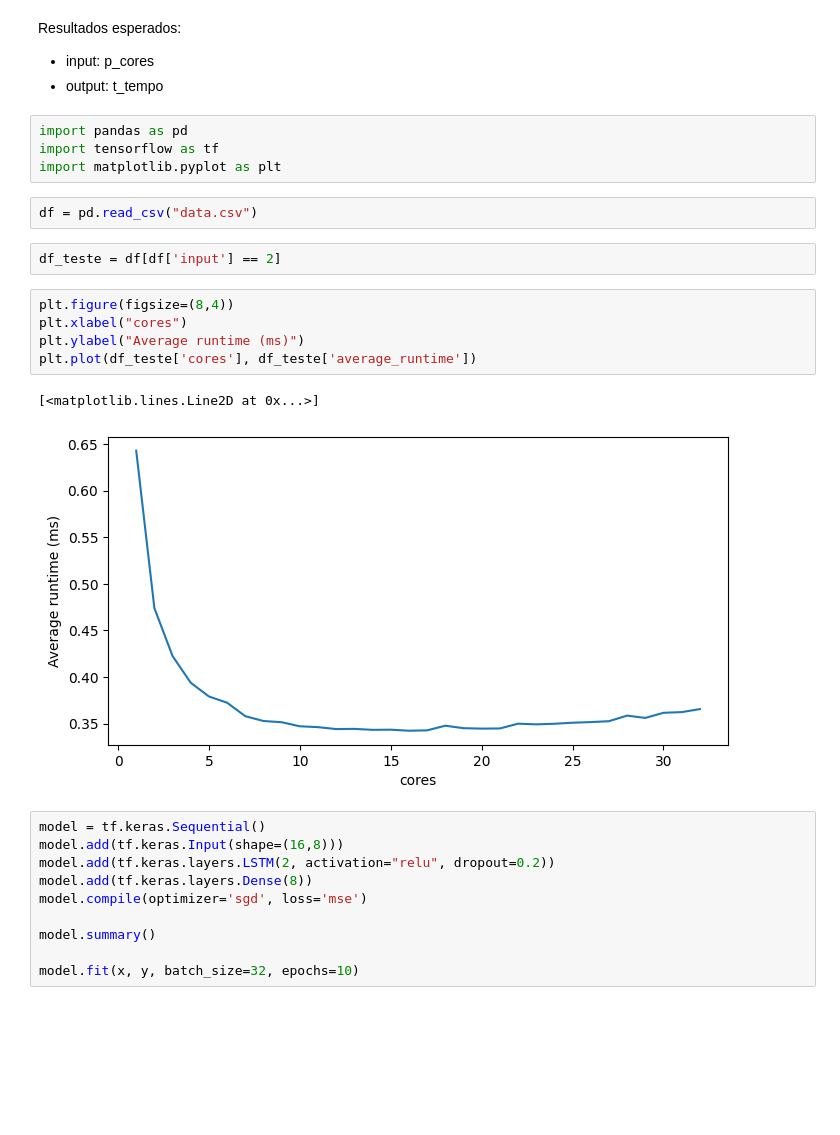
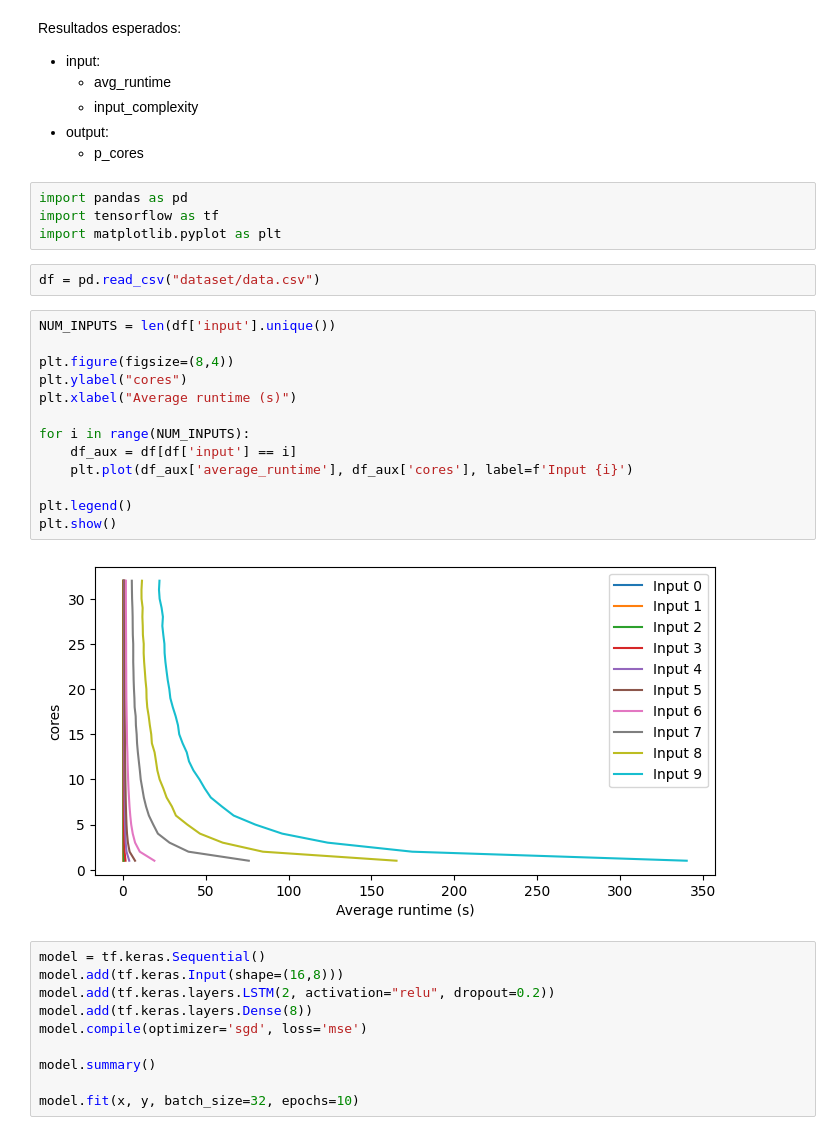
Before and after one commit to matheusslr/pascal-model-tcc, a Jupyter notebook: train.ipynb, the cells around one changed output. Saved outputs shown, nothing was run; the diff lists cells and outputs as text; blank space fills up the shorter version.

Commit message:
refactor: mudando visualização dos dados

```diff
--- a/train.ipynb
+++ b/train.ipynb
@@ -1,23 +1,31 @@
 # %% [markdown]
 Resultados esperados:
- - input: p_cores
- - output: t_tempo
+ - input:
+    - avg_runtime
+    - input_complexity
+ - output:
+    - p_cores
 # %%
 import pandas as pd
 import tensorflow as tf
 import matplotlib.pyplot as plt
 # %%
-df = pd.read_csv("data.csv")
+df = pd.read_csv("dataset/data.csv")
-# %%
-df_teste = df[df['input'] == 2]
-# %%
-plt.figure(figsize=(8,4))
-plt.xlabel("cores")
-plt.ylabel("Average runtime (ms)")
-plt.plot(df_teste['cores'], df_teste['average_runtime'])
-# %% [output]
-[<matplotlib.lines.Line2D at 0x...>]
-[figure, removed]
+# %%
+NUM_INPUTS = len(df['input'].unique())
+
+plt.figure(figsize=(8,4))
+plt.ylabel("cores")
+plt.xlabel("Average runtime (s)")
+
+for i in range(NUM_INPUTS):
+    df_aux = df[df['input'] == i]
+    plt.plot(df_aux['average_runtime'], df_aux['cores'], label=f'Input {i}')
+
+plt.legend()
+plt.show()
+# %% [output]
+[figure, added]
 # %%
 model = tf.keras.Sequential()
 model.add(tf.keras.Input(shape=(16,8)))
```
